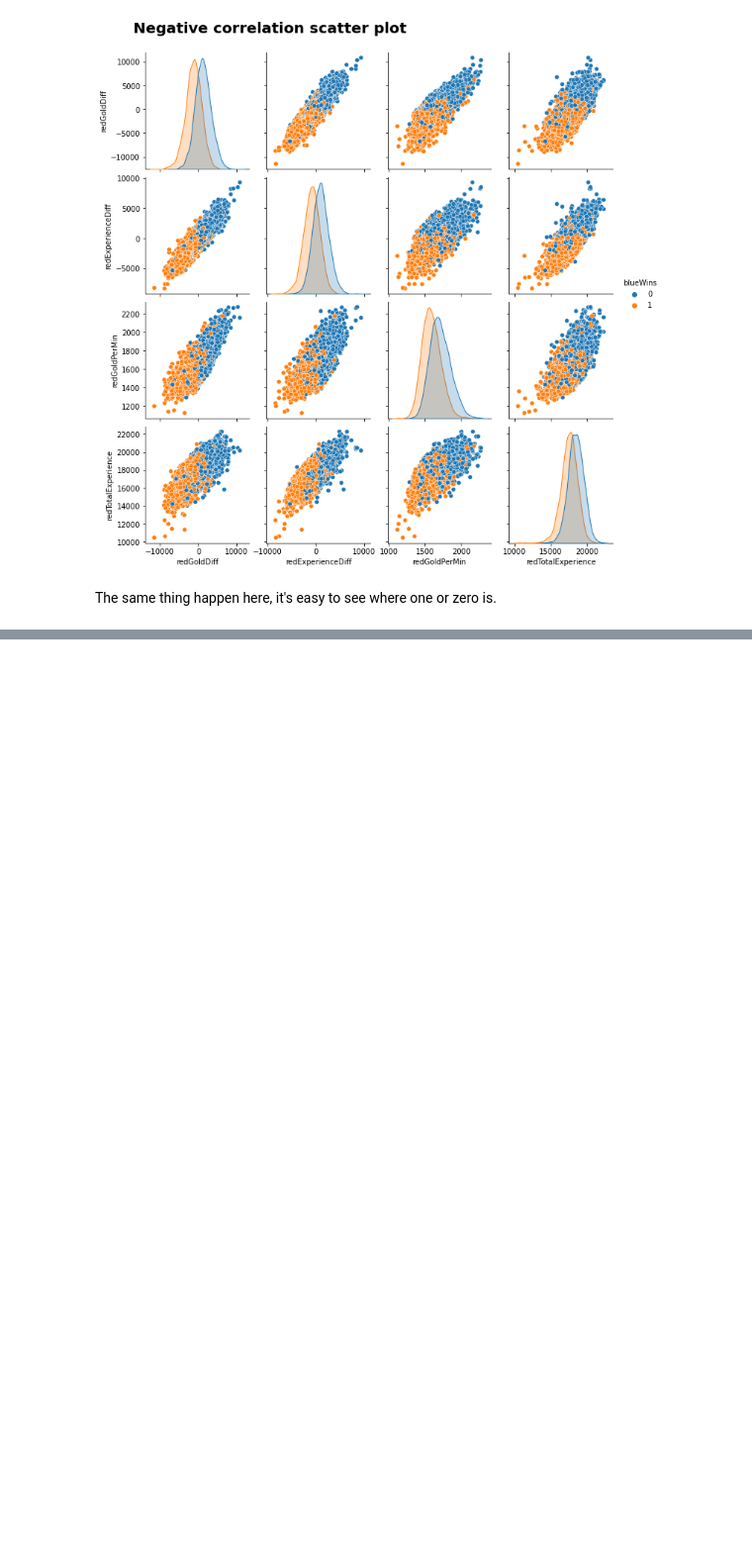
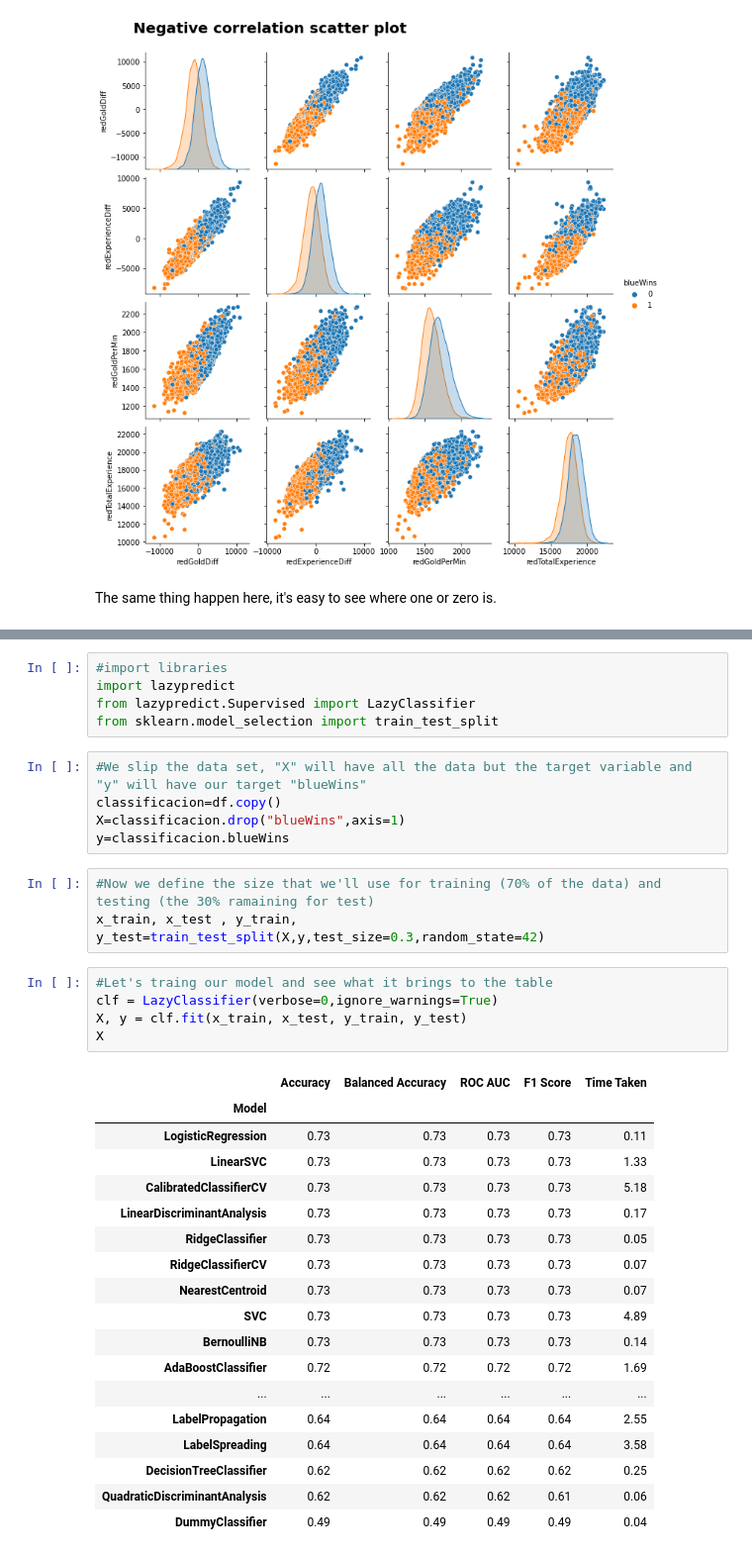
Before and after one commit to Fernecoder/Ranked-games-win-prediction, a Jupyter notebook: Ranked_game_win_prediction.ipynb, the cells around one changed output, grey strips where cells are left out. Shown at 99% size. Saved outputs shown, nothing was run; the diff lists cells and outputs as text; blank space fills up the shorter version.

```diff
--- a/Ranked_game_win_prediction.ipynb
+++ b/Ranked_game_win_prediction.ipynb
@@ -172,0 +191,37 @@ So now we must choose a machine learning model to train and see if we can predic
+# %%
+#import libraries
+import lazypredict
+from lazypredict.Supervised import LazyClassifier
+from sklearn.model_selection import train_test_split
+# %%
+#We slip the data set, "X" will have all the data but the target variable and "y" will have our target "blueWins"
+classificacion=df.copy()
+X=classificacion.drop("blueWins",axis=1)
+y=classificacion.blueWins
+# %%
+#Now we define the size that we'll use for training (70% of the data) and testing (the 30% ramaining for test)
+x_train, x_test , y_train, y_test=train_test_split(X,y,test_size=0.3,random_state=42)
+# %%
+#Let's traing our model and see what it brings to the table
+clf = LazyClassifier(verbose=0,ignore_warnings=True)
+X, y = clf.fit(x_train, x_test, y_train, y_test)
+X
+# %% [output]
+|  | Accuracy | Balanced Accuracy | ROC AUC | F1 Score | Time Taken |
+| Model |  |  |  |  |  |
+| LogisticRegression | 0.73 | 0.73 | 0.73 | 0.73 | 0.11 |
+| LinearSVC | 0.73 | 0.73 | 0.73 | 0.73 | 1.33 |
+| CalibratedClassifierCV | 0.73 | 0.73 | 0.73 | 0.73 | 5.18 |
+| LinearDiscriminantAnalysis | 0.73 | 0.73 | 0.73 | 0.73 | 0.17 |
+| RidgeClassifier | 0.73 | 0.73 | 0.73 | 0.73 | 0.05 |
+| RidgeClassifierCV | 0.73 | 0.73 | 0.73 | 0.73 | 0.07 |
+| NearestCentroid | 0.73 | 0.73 | 0.73 | 0.73 | 0.07 |
+| SVC | 0.73 | 0.73 | 0.73 | 0.73 | 4.89 |
+| BernoulliNB | 0.73 | 0.73 | 0.73 | 0.73 | 0.14 |
+| AdaBoostClassifier | 0.72 | 0.72 | 0.72 | 0.72 | 1.69 |
+| ... | ... | ... | ... | ... | ... |
+| LabelPropagation | 0.64 | 0.64 | 0.64 | 0.64 | 2.55 |
+| LabelSpreading | 0.64 | 0.64 | 0.64 | 0.64 | 3.58 |
+| DecisionTreeClassifier | 0.62 | 0.62 | 0.62 | 0.62 | 0.25 |
+| QuadraticDiscriminantAnalysis | 0.62 | 0.62 | 0.62 | 0.61 | 0.06 |
+| DummyClassifier | 0.49 | 0.49 | 0.49 | 0.49 | 0.04 |
```
Also changed, not shown: parts of 21 cells of this notebook.
